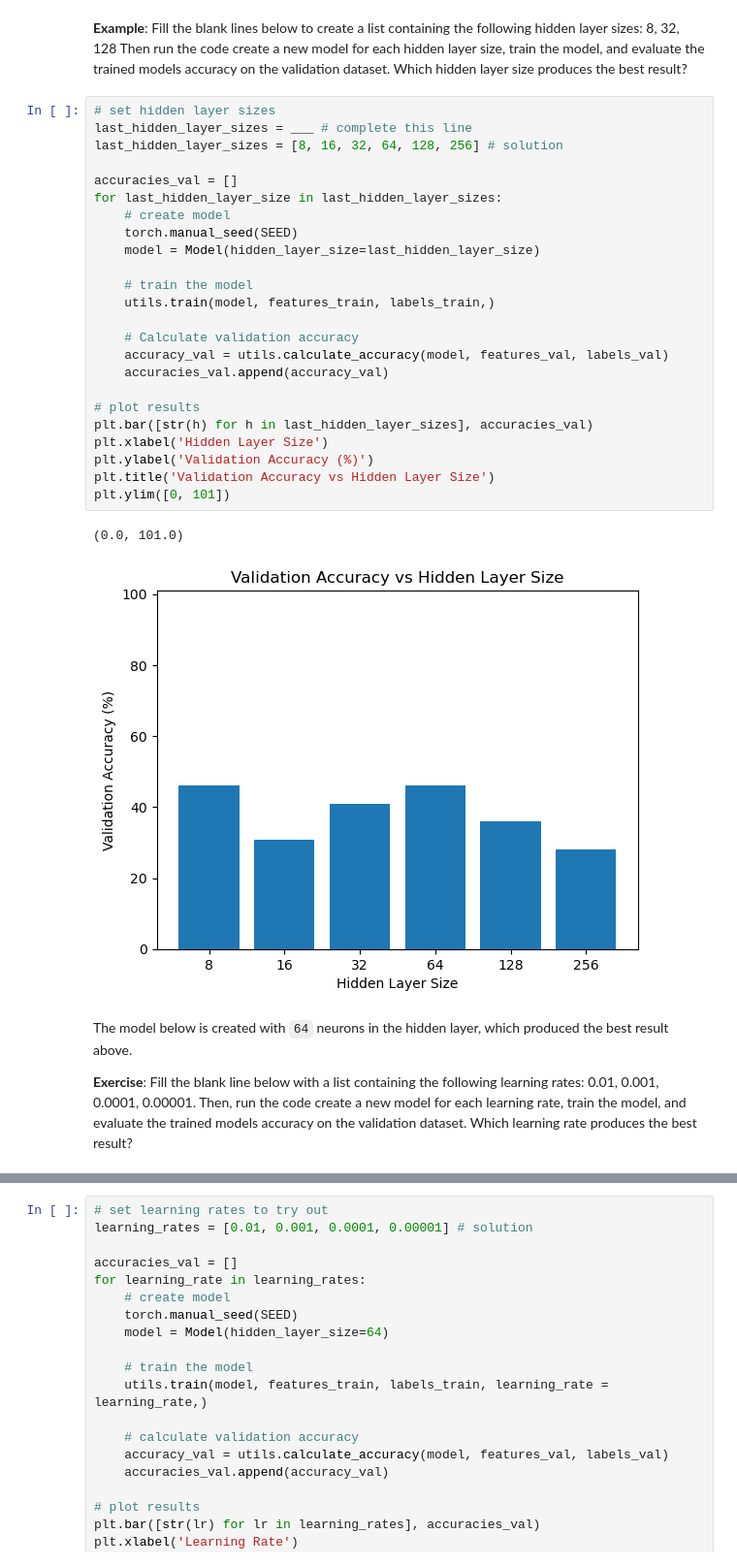
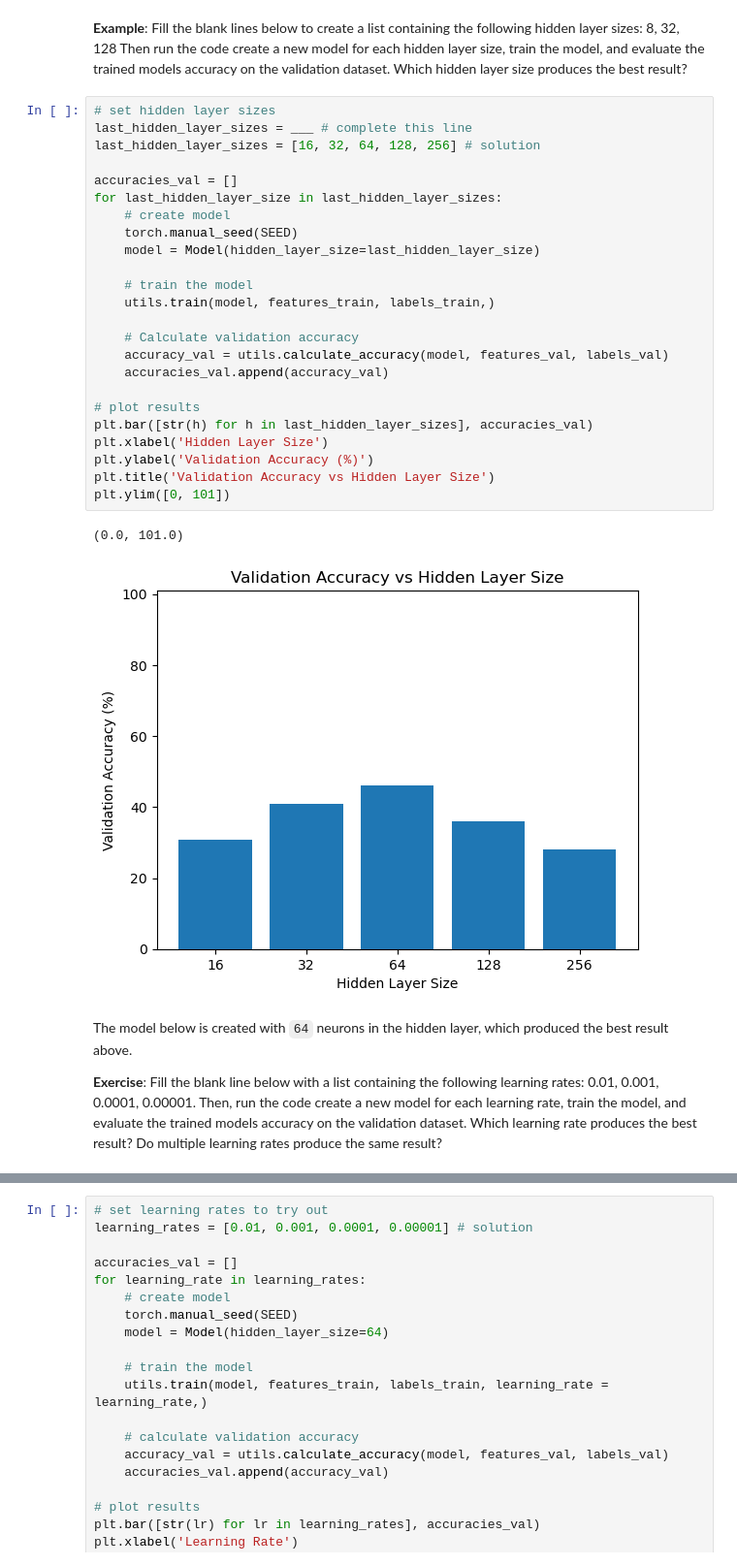
Before and after one commit to atleer/intro-to-deep-learning-dev, a Jupyter notebook: Day02/08_train_test_splitting_and_hyperparameter_tuning.ipynb/08_train_test_splitting_and_hyperparameter_tuning.ipynb, the cells around one changed output, grey strips where cells are left out. Shown at 97% size. Drawn from its saved outputs; the diff is of its cells as text.

Commit message:
fix exercises after correcting error in splitting data in section 02

```diff
--- a/Day02/08_train_test_splitting_and_hyperparameter_tuning.ipynb/08_train_test_splitting_and_hyperparameter_tuning.ipynb
+++ b/Day02/08_train_test_splitting_and_hyperparameter_tuning.ipynb/08_train_test_splitting_and_hyperparameter_tuning.ipynb
@@ -294,37 +273,37 @@ class Model(nn.Module):
 #### **Exercises**
 # %% [markdown]
 **Example**: Fill the blank lines below to create a list containing the following hidden layer sizes: 8, 32, 128 Then run the code create a new model for each hidden layer size, train the model, and evaluate the trained models accuracy on the validation dataset. Which hidden layer size produces the best result?
-# %%
-# set hidden layer sizes
-last_hidden_layer_sizes = ___ # complete this line
-last_hidden_layer_sizes = [8, 16, 32, 64, 128, 256] # solution
-
-accuracies_val = []
-for last_hidden_layer_size in last_hidden_layer_sizes:
-    # create model
-    torch.manual_seed(SEED)
-    model = Model(hidden_layer_size=last_hidden_layer_size)
-
-    # train the model
-    utils.train(model, features_train, labels_train,)
-
-    # Calculate validation accuracy
-    accuracy_val = utils.calculate_accuracy(model, features_val, labels_val)
-    accuracies_val.append(accuracy_val)
-
-# plot results
-plt.bar([str(h) for h in last_hidden_layer_sizes], accuracies_val)
-plt.xlabel('Hidden Layer Size')
-plt.ylabel('Validation Accuracy (%)')
-plt.title('Validation Accuracy vs Hidden Layer Size')
-plt.ylim([0, 101])
-# %% [output]
-(0.0, 101.0)
-[figure, removed]
+# %%
+# set hidden layer sizes
+last_hidden_layer_sizes = ___ # complete this line
+last_hidden_layer_sizes = [16, 32, 64, 128, 256] # solution
+
+accuracies_val = []
+for last_hidden_layer_size in last_hidden_layer_sizes:
+    # create model
+    torch.manual_seed(SEED)
+    model = Model(hidden_layer_size=last_hidden_layer_size)
+
+    # train the model
+    utils.train(model, features_train, labels_train,)
+
+    # Calculate validation accuracy
+    accuracy_val = utils.calculate_accuracy(model, features_val, labels_val)
+    accuracies_val.append(accuracy_val)
+
+# plot results
+plt.bar([str(h) for h in last_hidden_layer_sizes], accuracies_val)
+plt.xlabel('Hidden Layer Size')
+plt.ylabel('Validation Accuracy (%)')
+plt.title('Validation Accuracy vs Hidden Layer Size')
+plt.ylim([0, 101])
+# %% [output]
+(0.0, 101.0)
+[figure, added]
 # %% [markdown]
 The model below is created with `64` neurons in the hidden layer, which produced the best result above.
 
-**Exercise**: Fill the blank line below with a list containing the following learning rates: 0.01, 0.001, 0.0001, 0.00001. Then, run the code create a new model for each learning rate, train the model, and evaluate the trained models accuracy on the validation dataset. Which learning rate produces the best result?
+**Exercise**: Fill the blank line below with a list containing the following learning rates: 0.01, 0.001, 0.0001, 0.00001. Then, run the code create a new model for each learning rate, train the model, and evaluate the trained models accuracy on the validation dataset. Which learning rate produces the best result? Do multiple learning rates produce the same result?
 # %%
 # set learning rates to try out
 learning_rates = __ # complete this line
```
Also changed, not shown: parts of 8 cells of this notebook.
